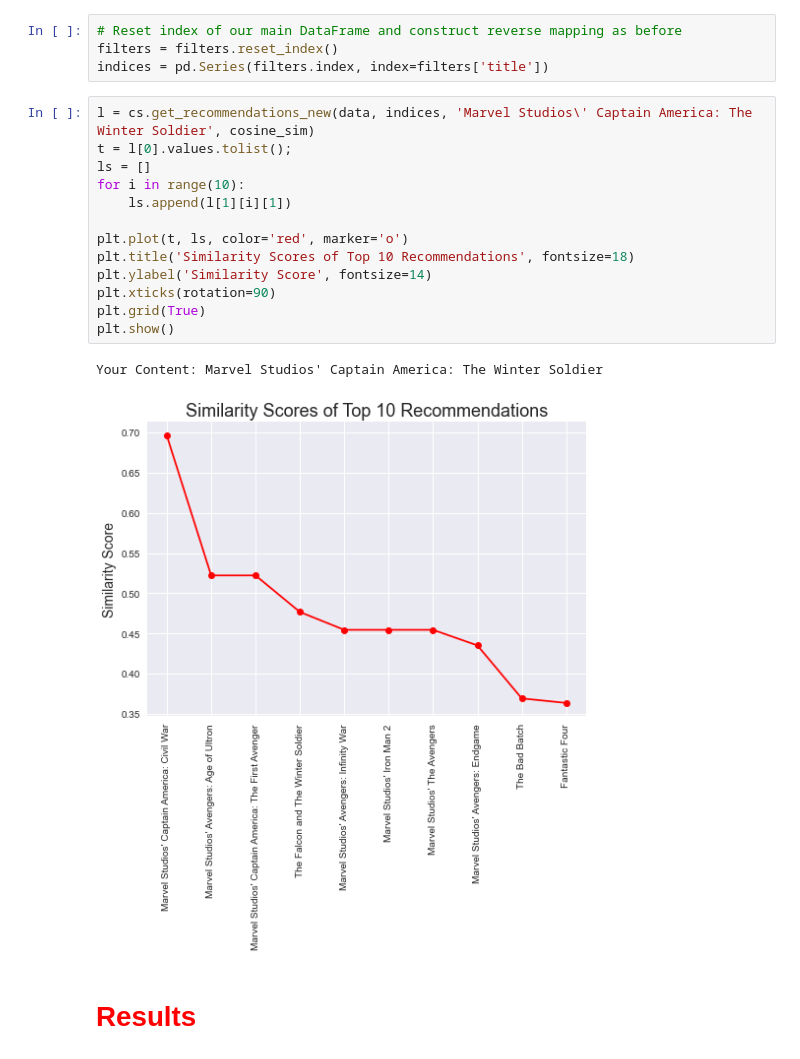
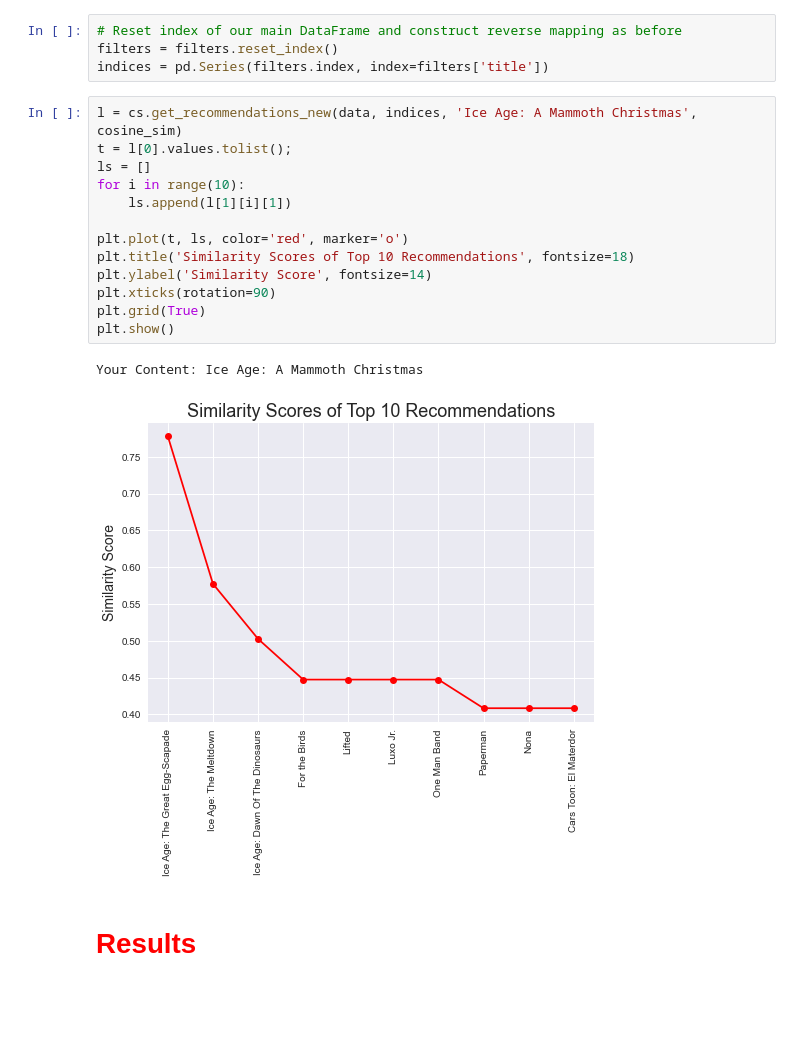
Before and after one commit to mrtcngnn/The-Content-Selector-For-Disney-Plus-User, a Jupyter notebook: Report.ipynb, the cells around one changed output. Saved outputs shown, nothing was run; the diff lists cells and outputs as text; blank space fills up the shorter version.

```diff
--- a/Report.ipynb
+++ b/Report.ipynb
@@ -295,21 +280,21 @@ filters.sort_values(by='genre').head(len(filters))
 filters = filters.reset_index()
 indices = pd.Series(filters.index, index=filters['title'])
 # %%
-l = cs.get_recommendations_new(data, indices, 'Marvel Studios\' Captain America: The Winter Soldier', cosine_sim)
+l = cs.get_recommendations_new(data, indices, 'Ice Age: A Mammoth Christmas', cosine_sim)
 t = l[0].values.tolist();
 ls = []
 for i in range(10):
     ls.append(l[1][i][1])
 
 plt.plot(t, ls, color='red', marker='o')
 plt.title('Similarity Scores of Top 10 Recommendations', fontsize=18)
 plt.ylabel('Similarity Score', fontsize=14)
 plt.xticks(rotation=90)
 plt.grid(True)
 plt.show()
 # %% [output]
-Your Content: Marvel Studios' Captain America: The Winter Soldier
+Your Content: Ice Age: A Mammoth Christmas
-[figure, old version]
+[figure, new version]
 # %% [markdown]
 # <span style="color: red;">Results</span>
 # %% [markdown]
```
Also changed, not shown: parts of 3 cells of this notebook, 18 other files.
